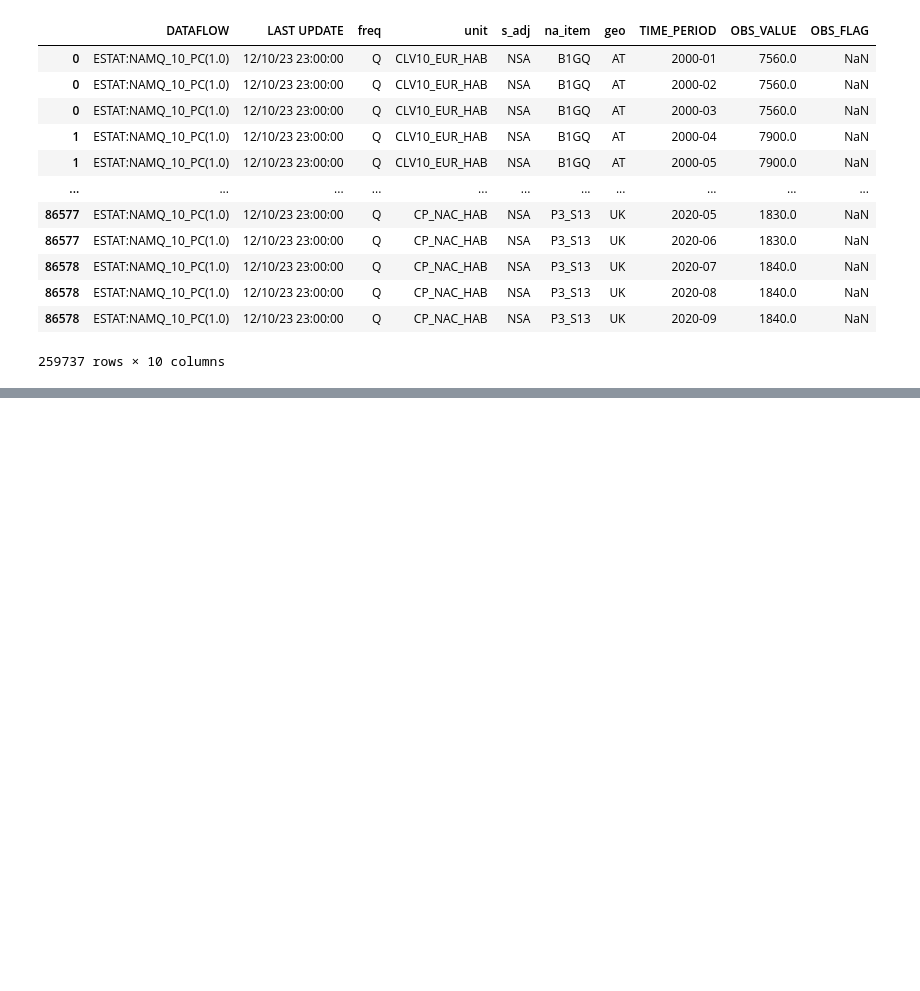
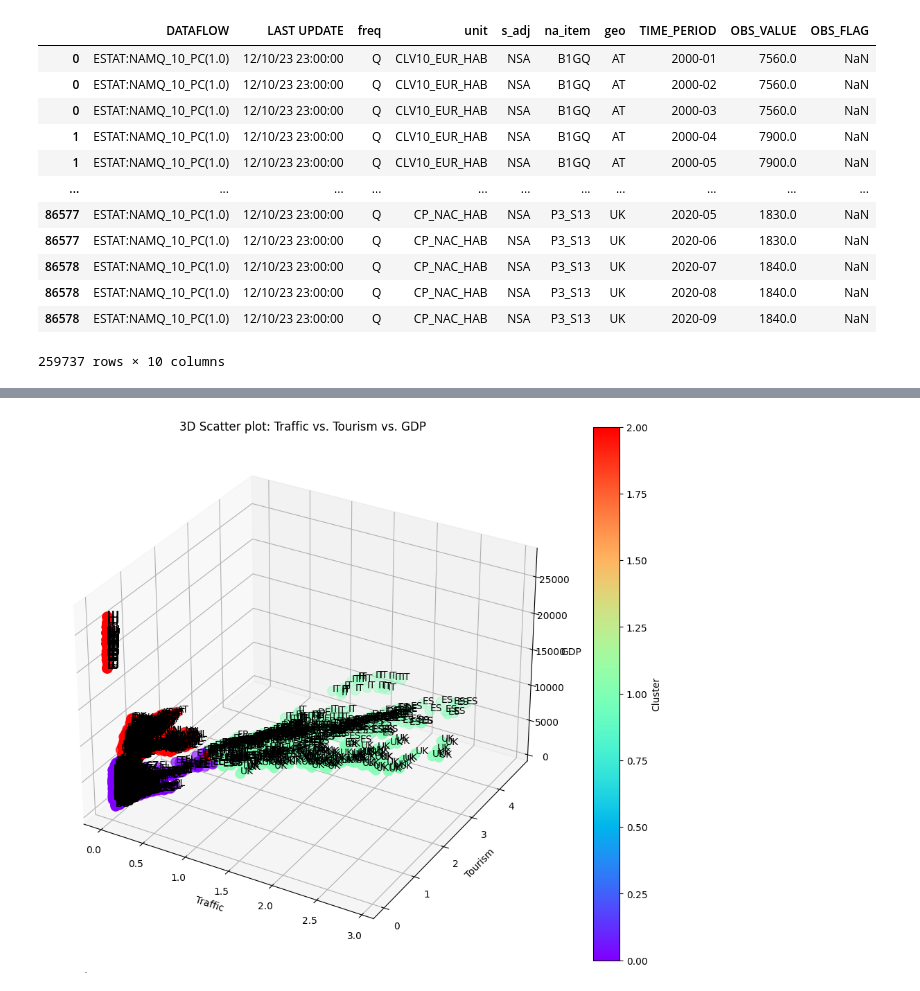
Before and after one commit to jimvanoosten/TIL6022_Group31, a Jupyter notebook: NEW_try.ipynb, the cells around one changed output, grey strips where cells are left out. Saved outputs shown, nothing was run; the diff lists cells and outputs as text; code cells hidden in the pictures; blank space fills up the shorter version.

```diff
--- a/NEW_try.ipynb
+++ b/NEW_try.ipynb
@@ -115,5 +140,5 @@ scaled_data = scaler.fit_transform(merged_data[['Traffic','Tourism', 'GDP']])
 # %%
-k = 4
+k = 3
 kmeans = KMeans(n_clusters=k, random_state=42)
 clusters = kmeans.fit_predict(scaled_data)
 merged_data['Cluster'] = clusters
@@ -146,3 +169,30 @@ plt.show()
+# %%
+import matplotlib.pyplot as plt
+from mpl_toolkits.mplot3d import Axes3D
+
+# Create a new figure
+fig = plt.figure(figsize=(12, 10))
+ax = fig.add_subplot(111, projection='3d')
+
+# Scatter plot
+sc = ax.scatter(merged_data['Traffic'], merged_data['Tourism'], merged_data['GDP'], c=merged_data['Cluster'], cmap='rainbow', s=100)
+
+# Labeling each point with country code
+for idx, row in merged_data.iterrows():
+    ax.text(row['Traffic'], row['Tourism'], row['GDP'], row['geo'])
+
+# Setting labels
+ax.set_xlabel('Traffic')
+ax.set_ylabel('Tourism')
+ax.set_zlabel('GDP')
+ax.set_title('3D Scatter plot: Traffic vs. Tourism vs. GDP')
+
+# Display colorbar
+fig.colorbar(sc).set_label('Cluster')
+
+plt.show()
+# %% [output]
+[figure, added]
 # %%
 def mode_cluster(x):
     mode, _ = stats.mode(x)
```
Also changed, not shown: parts of 8 cells of this notebook.
